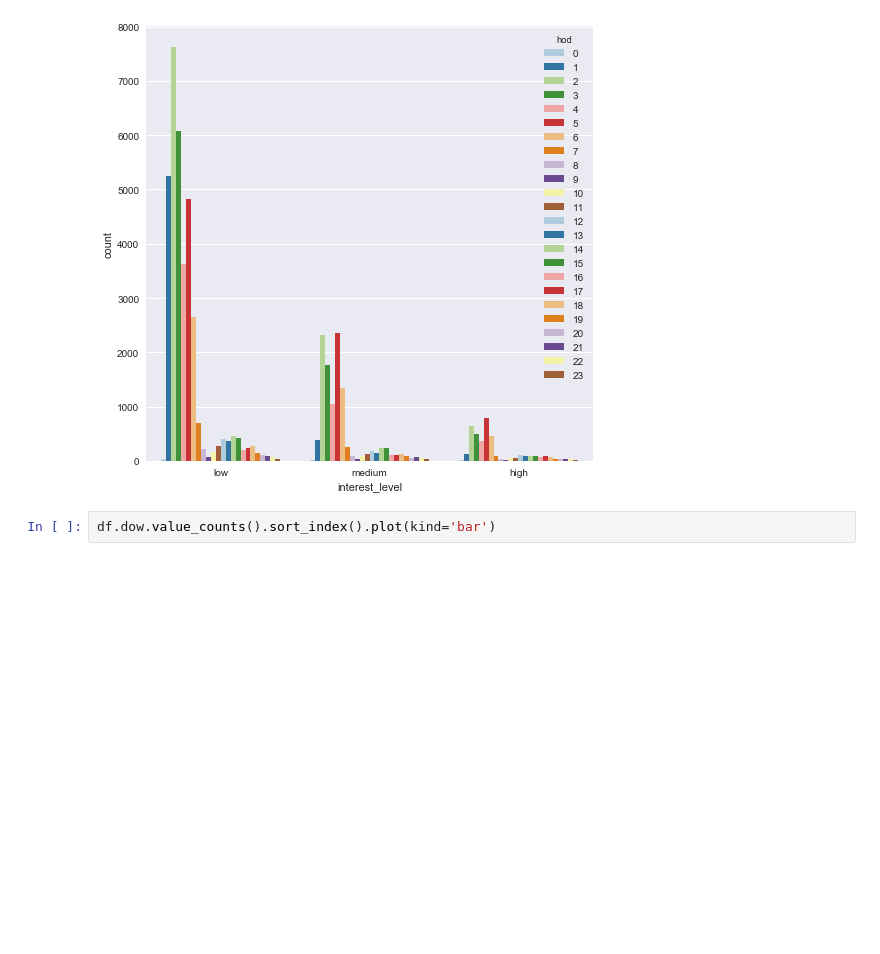
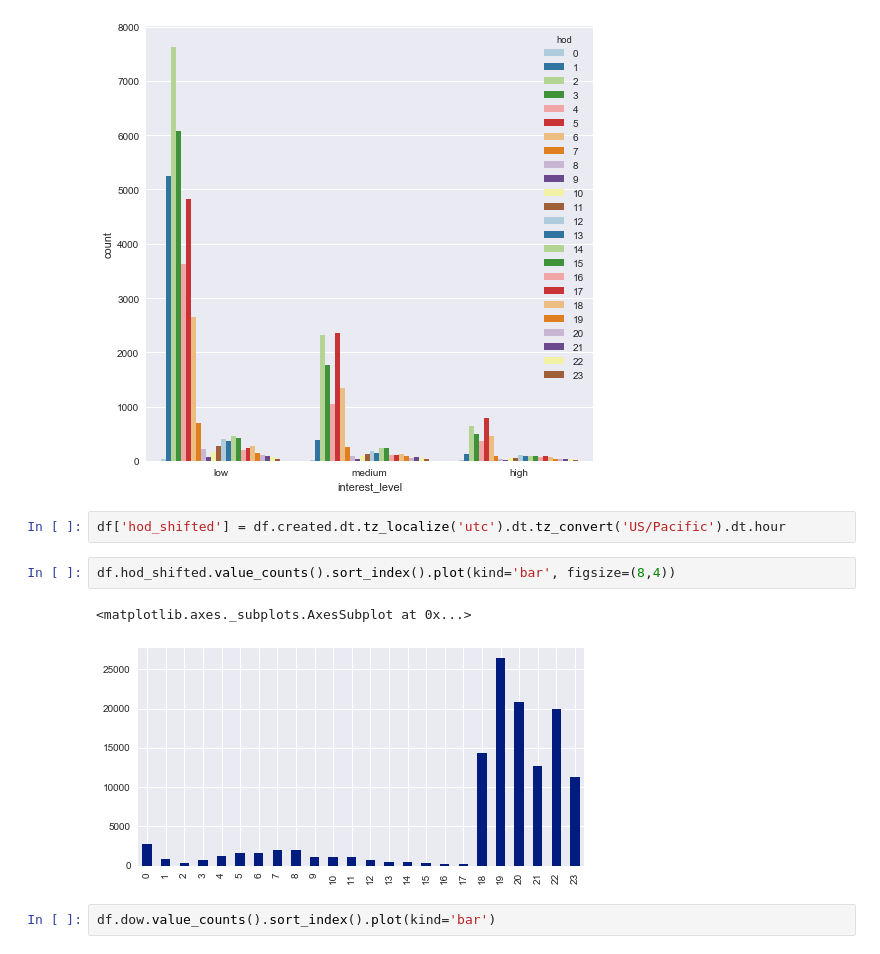
Before and after one commit to iKonon/kaggle, a Jupyter notebook: two-sigma-connect-rental-listing-inquiries/Data Exploration and Cleaning.ipynb, the cells around one changed output. Saved outputs shown, nothing was run; the diff lists cells and outputs as text; blank space fills up the shorter version.

```diff
--- a/two-sigma-connect-rental-listing-inquiries/Data Exploration and Cleaning.ipynb
+++ b/two-sigma-connect-rental-listing-inquiries/Data Exploration and Cleaning.ipynb
@@ -399,6 +399,13 @@ df.hod.value_counts().sort_index().plot(kind='bar', figsize=(8,4))
 sns.countplot(x='interest_level', hue='hod', data=df, order=[u'low', u'medium', u'high'], palette='Paired').figure.set_size_inches(8,8)
 # %% [output]
 [figure]
+# %%
+df['hod_shifted'] = df.created.dt.tz_localize('utc').dt.tz_convert('US/Pacific').dt.hour
+# %%
+df.hod_shifted.value_counts().sort_index().plot(kind='bar', figsize=(8,4))
+# %% [output]
+<matplotlib.axes._subplots.AxesSubplot at 0x...>
+[figure, added]
 # %%
 df.dow.value_counts().sort_index().plot(kind='bar')
 # %% [output]
```
Also changed, not shown: 2 other files.
